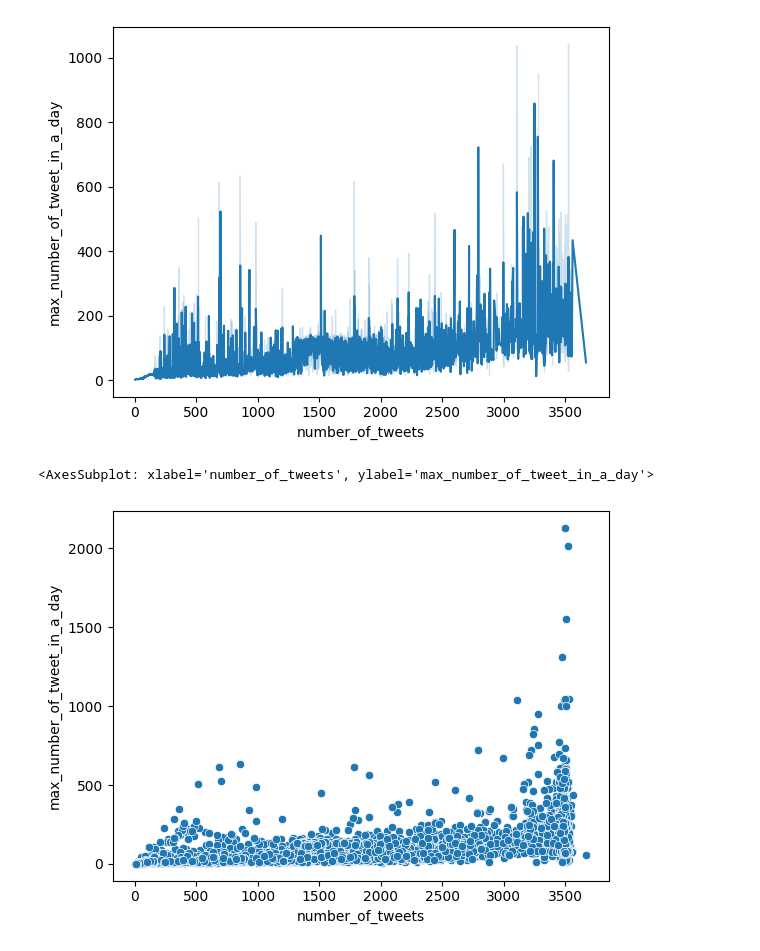
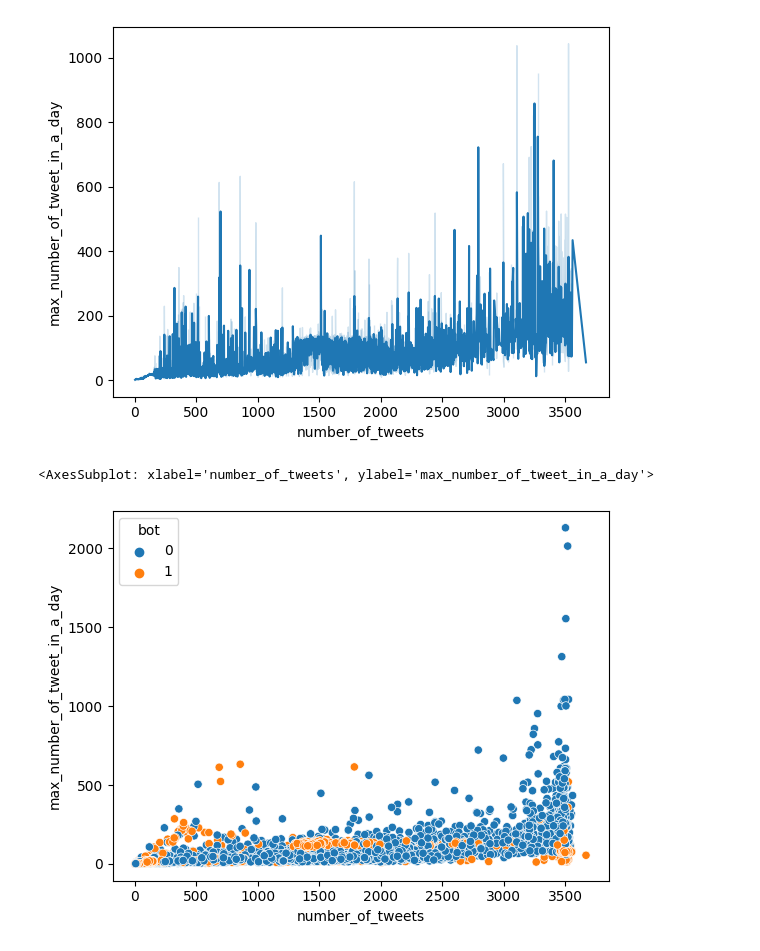
Before and after one commit to The-seven-dwarfs/DataMining-Group7, a Jupyter notebook: 1.3-Attribute_correlation_analysis.ipynb, the cells around one changed output. Saved outputs shown, nothing was run; the diff lists cells and outputs as text; code cells hidden in the pictures.

```diff
--- a/1.3-Attribute_correlation_analysis.ipynb
+++ b/1.3-Attribute_correlation_analysis.ipynb
@@ -109,8 +109,8 @@ sns.lineplot(data=users_df, y="max_number_of_tweet_in_a_day",x="number_of_tweets
 # %% [output]
 <AxesSubplot: xlabel='number_of_tweets', ylabel='max_number_of_tweet_in_a_day'>
 [figure]
-# %%
-sns.scatterplot(data=users_df, y="max_number_of_tweet_in_a_day",x="number_of_tweets")
-# %% [output]
-<AxesSubplot: xlabel='number_of_tweets', ylabel='max_number_of_tweet_in_a_day'>
-[figure, removed]
+# %%
+sns.scatterplot(x=correlation_df["number_of_tweets"], y=correlation_df["max_number_of_tweet_in_a_day"], hue=correlation_df["bot"])
+# %% [output]
+<AxesSubplot: xlabel='number_of_tweets', ylabel='max_number_of_tweet_in_a_day'>
+[figure, added]
```
Also changed, not shown: parts of 11 cells of this notebook.
